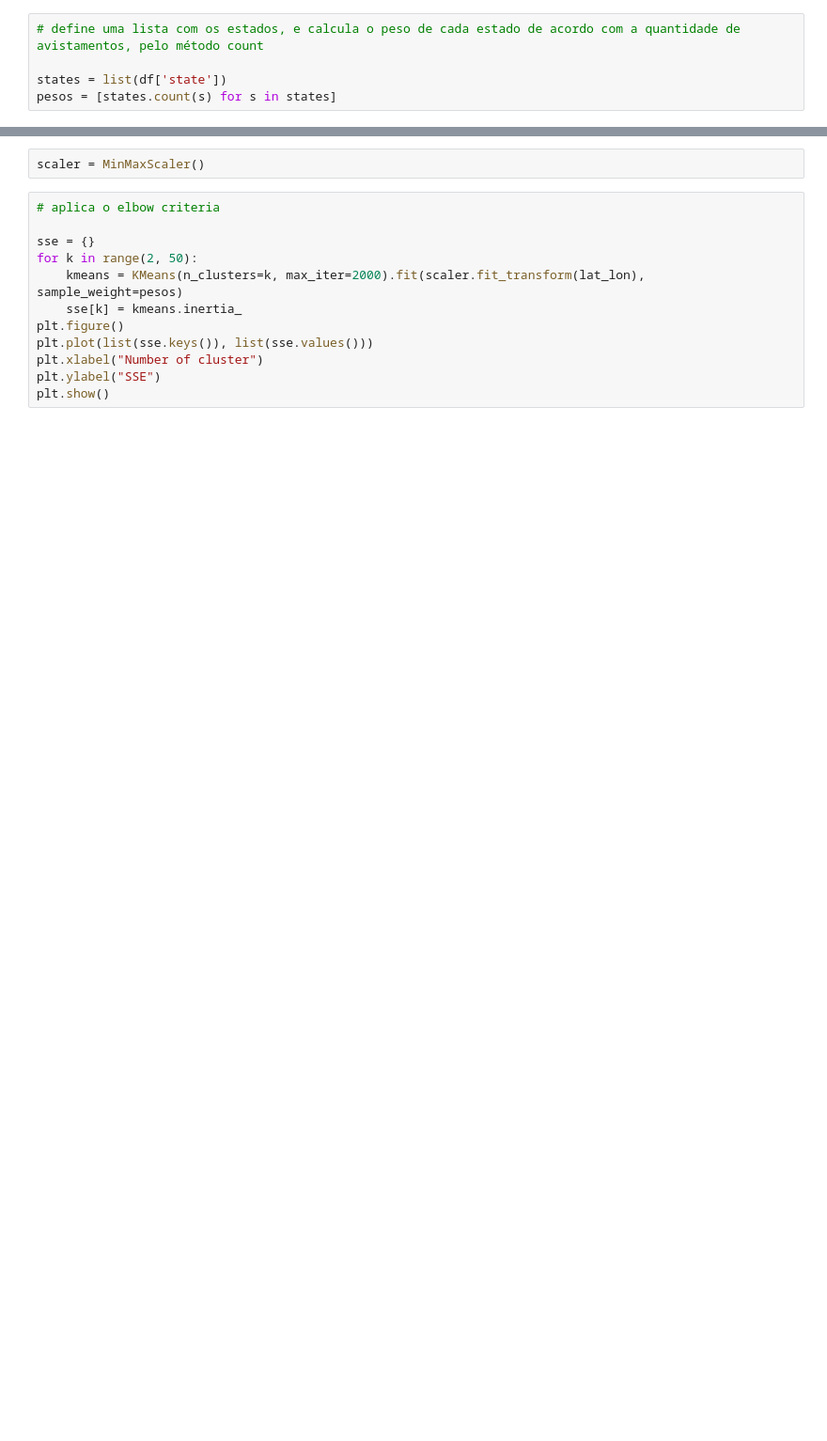
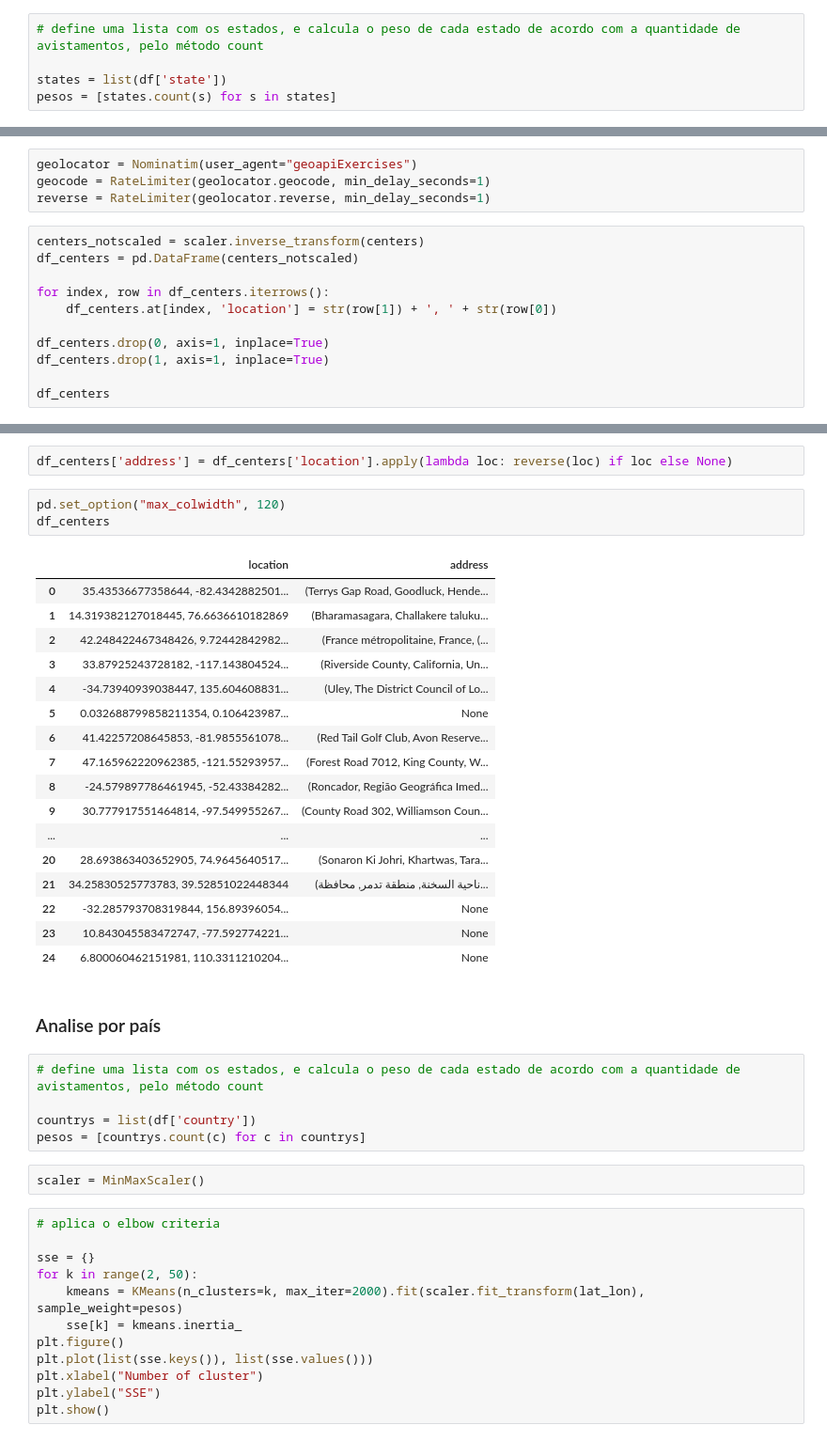
Before and after one commit to robertasilvano/UFOs_datascience, a Jupyter notebook: clustering_world.ipynb, the cells around one changed output, grey strips where cells are left out. Shown: that part at 94% size. Saved outputs shown, nothing was run; the diff lists cells and outputs as text; blank space fills up the shorter version.

```diff
--- a/clustering_world.ipynb
+++ b/clustering_world.ipynb
@@ -42,0 +136,15 @@ pesos = [states.count(s) for s in states]
+# %%
+geolocator = Nominatim(user_agent="geoapiExercises")
+geocode = RateLimiter(geolocator.geocode, min_delay_seconds=1)
+reverse = RateLimiter(geolocator.reverse, min_delay_seconds=1)
+# %%
+centers_notscaled = scaler.inverse_transform(centers)
+df_centers = pd.DataFrame(centers_notscaled)
+
+for index, row in df_centers.iterrows():
+    df_centers.at[index, 'location'] = str(row[1]) + ', ' + str(row[0])
+
+df_centers.drop(0, axis=1, inplace=True)
+df_centers.drop(1, axis=1, inplace=True)
+
+df_centers
@@ -43,3 +169,33 @@ pesos = [states.count(s) for s in states]
+# %%
+df_centers['address'] = df_centers['location'].apply(lambda loc: reverse(loc) if loc else None)
+# %%
+pd.set_option("max_colwidth", 120)
+df_centers
+# %% [output]
+|  | location | address |
+| 0 | 35.43536677358644, -82.4342882501... | (Terrys Gap Road, Goodluck, Hende... |
+| 1 | 14.319382127018445, 76.6636610182869 | (Bharamasagara, Challakere taluku... |
+| 2 | 42.248422467348426, 9.72442842982... | (France métropolitaine, France, (... |
+| 3 | 33.87925243728182, -117.143804524... | (Riverside County, California, Un... |
+| 4 | -34.73940939038447, 135.604608831... | (Uley, The District Council of Lo... |
+| 5 | 0.032688799858211354, 0.106423987... | None |
+| 6 | 41.42257208645853, -81.9855561078... | (Red Tail Golf Club, Avon Reserve... |
+| 7 | 47.165962220962385, -121.55293957... | (Forest Road 7012, King County, W... |
+| 8 | -24.579897786461945, -52.43384282... | (Roncador, Região Geográfica Imed... |
+| 9 | 30.777917551464814, -97.549955267... | (County Road 302, Williamson Coun... |
+| ... | ... | ... |
+| 20 | 28.693863403652905, 74.9645640517... | (Sonaron Ki Johri, Khartwas, Tara... |
+| 21 | 34.25830525773783, 39.52851022448344 | (ناحية السخنة, منطقة تدمر, محافظة... |
+| 22 | -32.285793708319844, 156.89396054... | None |
+| 23 | 10.843045583472747, -77.592774221... | None |
+| 24 | 6.800060462151981, 110.3311210204... | None |
+# %% [markdown]
+### Analise por país
+# %%
+# define uma lista com os estados, e calcula o peso de cada estado de acordo com a quantidade de avistamentos, pelo método count
+
+countrys = list(df['country'])
+pesos = [countrys.count(c) for c in countrys]
 # %%
 scaler = MinMaxScaler()
 # %%
```
Also changed, not shown: parts of 23 cells of this notebook, 4 other files.
